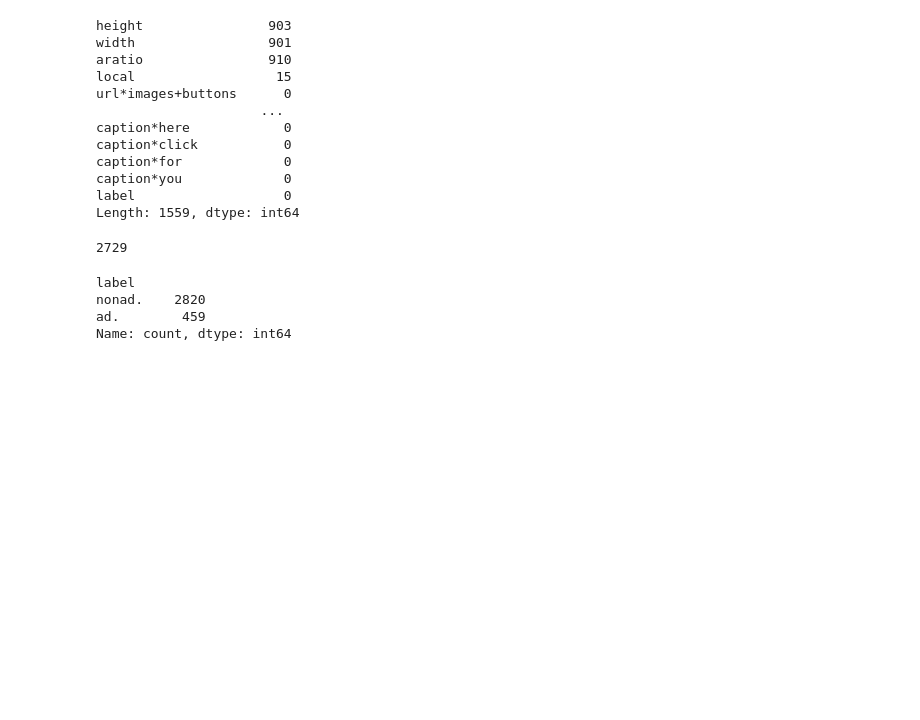
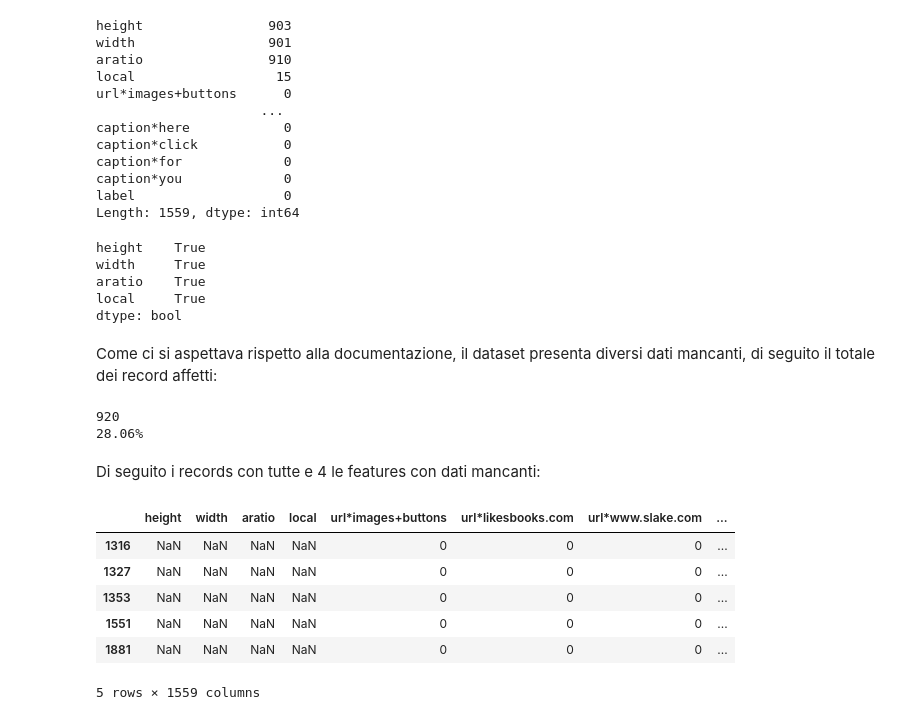
Before and after one commit to wredan/fad-project, a Jupyter notebook: notebook.ipynb, the cells around one changed output. Drawn from its saved outputs; the diff is of its cells as text; code cells hidden in the pictures; blank space fills up the shorter version.

```diff
--- a/notebook.ipynb
+++ b/notebook.ipynb
@@ -96,14 +160,34 @@ caption*for             0
 caption*you             0
 label                   0
 Length: 1559, dtype: int64
-# %%
-df.isna().sum().sum()
-# %% [output]
-2729
-# %%
-df['label'].value_counts()
-# %% [output]
-label
-nonad.    2820
-ad.        459
-Name: count, dtype: int64
+# %%
+columns_with_missing_values = df.isna().sum() > 0
+columns_with_missing_values[columns_with_missing_values]
+# %% [output]
+height    True
+width     True
+aratio    True
+local     True
+dtype: bool
+# %% [markdown]
+Come ci si aspettava rispetto alla documentazione, il dataset presenta diversi dati mancanti, di seguito il totale dei record affetti:
+# %%
+missing_data_rows = (df.isna().sum(axis=1) > 0).sum()
+print(missing_data_rows)
+print(str(round(missing_data_rows * 100 / df.shape[0], 2)) + "%")
+# %% [output]
+920
+28.06%
+# %% [markdown]
+Di seguito i records con tutte e 4 le features con dati mancanti:
+# %%
+rec = df.loc[df[['height', 'width', 'aratio', 'local']].isna().all(axis=1)]
+rec
+# %% [output]
+|  | height | width | aratio | local | url*images+buttons | url*likesbooks.com | url*www.slake.com | ... |
+| 1316 | NaN | NaN | NaN | NaN | 0 | 0 | 0 | ... |
+| 1327 | NaN | NaN | NaN | NaN | 0 | 0 | 0 | ... |
+| 1353 | NaN | NaN | NaN | NaN | 0 | 0 | 0 | ... |
+| 1551 | NaN | NaN | NaN | NaN | 0 | 0 | 0 | ... |
+| 1881 | NaN | NaN | NaN | NaN | 0 | 0 | 0 | ... |
+5 rows × 1559 columns
```
Also changed, not shown: parts of 21 cells of this notebook.
